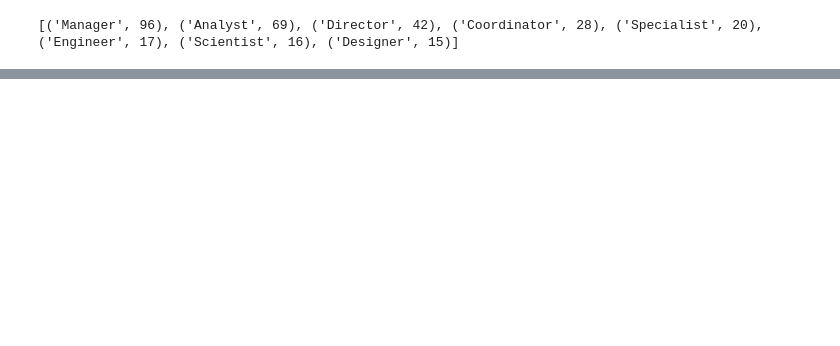
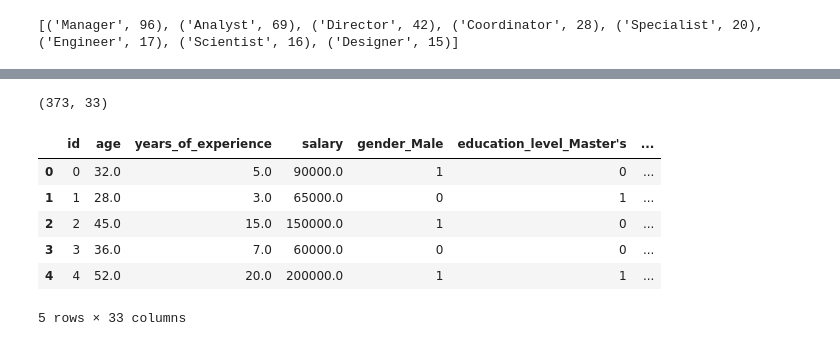
Before and after one commit to marcosziadi/challengepwc, a Jupyter notebook: notebooks/01_data_exploration copy.ipynb, the cells around one changed output, grey strips where cells are left out. Saved outputs shown, nothing was run; the diff lists cells and outputs as text; code cells hidden in the pictures; blank space fills up the shorter version.

```diff
--- a/notebooks/01_data_exploration copy.ipynb
+++ b/notebooks/01_data_exploration copy.ipynb
@@ -601,0 +738,6 @@ dtype: int64
+# %%
+df_depurated["title"] = df_depurated["title"].fillna("Other")
+df_depurated["specialization"] = df_depurated["specialization"].fillna("Other")
+df_depurated["gender"] = df_depurated["gender"].fillna("Male")
+df_depurated["age"] = df_depurated["age"].fillna(df_depurated["age"].mean().astype(float))
+df_depurated.isnull().sum()
@@ -601,0 +768,16 @@ dtype: int64
+# %%
+# Supongamos que tu DataFrame se llama df
+cols_categoricas = ["gender", "education_level", "title", "specialization", "level"]
+
+df_dummies = pd.get_dummies(df_depurated, columns=cols_categoricas, drop_first=True, dtype=int)
+print(df_dummies.shape)
+df_dummies.head()
+# %% [output]
+(373, 33)
+|  | id | age | years_of_experience | salary | gender_Male | education_level_Master's | ... |
+| 0 | 0 | 32.0 | 5.0 | 90000.0 | 1 | 0 | ... |
+| 1 | 1 | 28.0 | 3.0 | 65000.0 | 0 | 1 | ... |
+| 2 | 2 | 45.0 | 15.0 | 150000.0 | 1 | 0 | ... |
+| 3 | 3 | 36.0 | 7.0 | 60000.0 | 0 | 0 | ... |
+| 4 | 4 | 52.0 | 20.0 | 200000.0 | 1 | 1 | ... |
+5 rows × 33 columns
```
Also changed, not shown: parts of 14 cells of this notebook.
